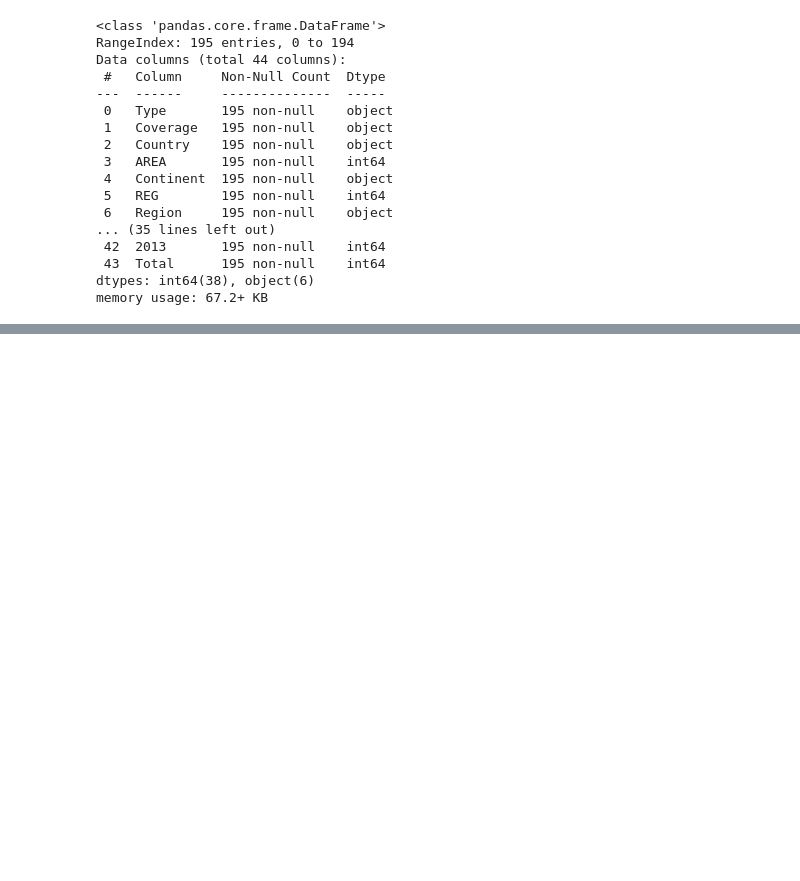
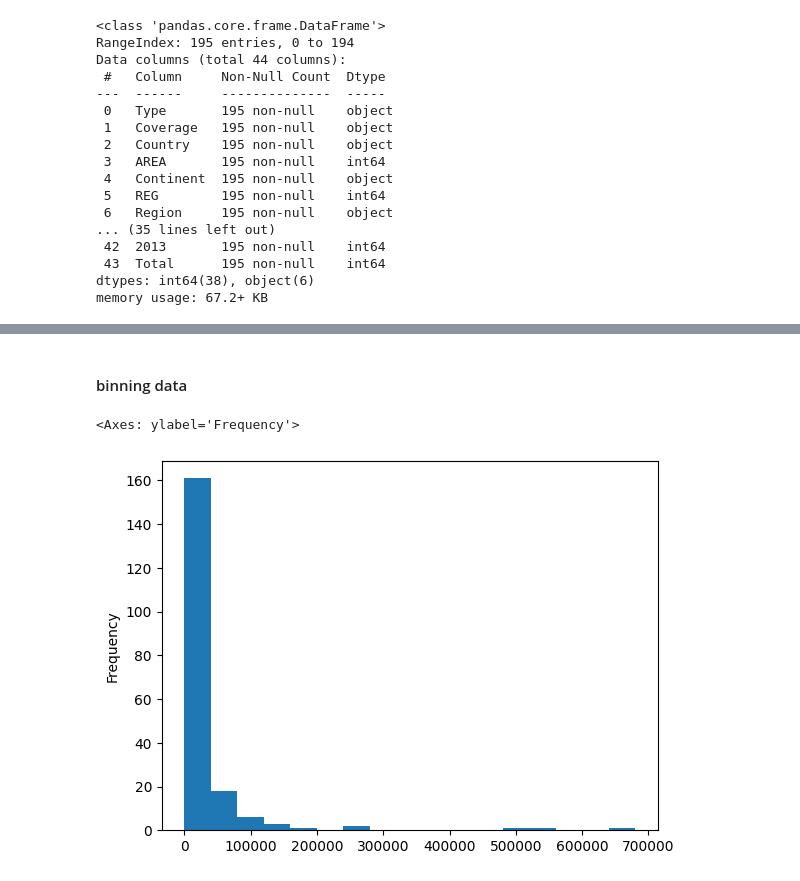
Before and after one commit to mahaksinghal/python-data-science, a Jupyter notebook: pandas basis/analysis.ipynb, the cells around one changed output, grey strips where cells are left out. Drawn from its saved outputs; the diff is of its cells as text; code cells hidden in the pictures; blank space fills up the shorter version.

```diff
--- a/pandas basis/analysis.ipynb
+++ b/pandas basis/analysis.ipynb
@@ -714,0 +758,6 @@ memory usage: 67.2+ KB
+# %%
+df.replace('United Kingdom of Great Britain and Northern Ireland', 'UK', inplace=True)
+# will replace in all columns
+# %%
+df.Country.replace('Bolivia (Plurinational State of)', 'Bolivia', inplace=True)
+# will only replace in country column
@@ -714,0 +904,7 @@ memory usage: 67.2+ KB
+# %% [markdown]
+#### binning data
+# %%
+df.Total.plot(kind='hist', bins= range(0, df.Total.max(), 40000))
+# %% [output]
+<Axes: ylabel='Frequency'>
+[figure, added]
```
Also changed, not shown: parts of 45 cells of this notebook, 7 other files.
